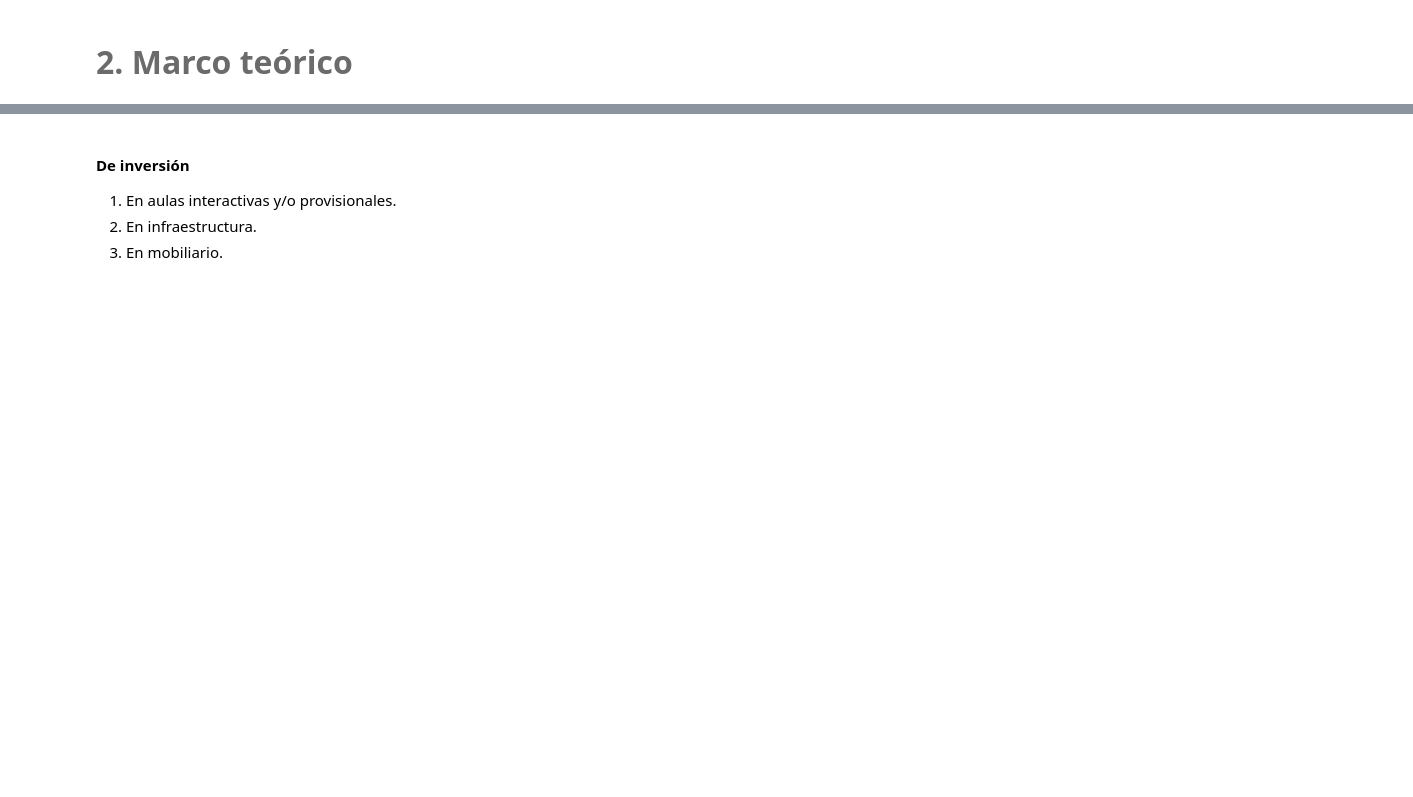
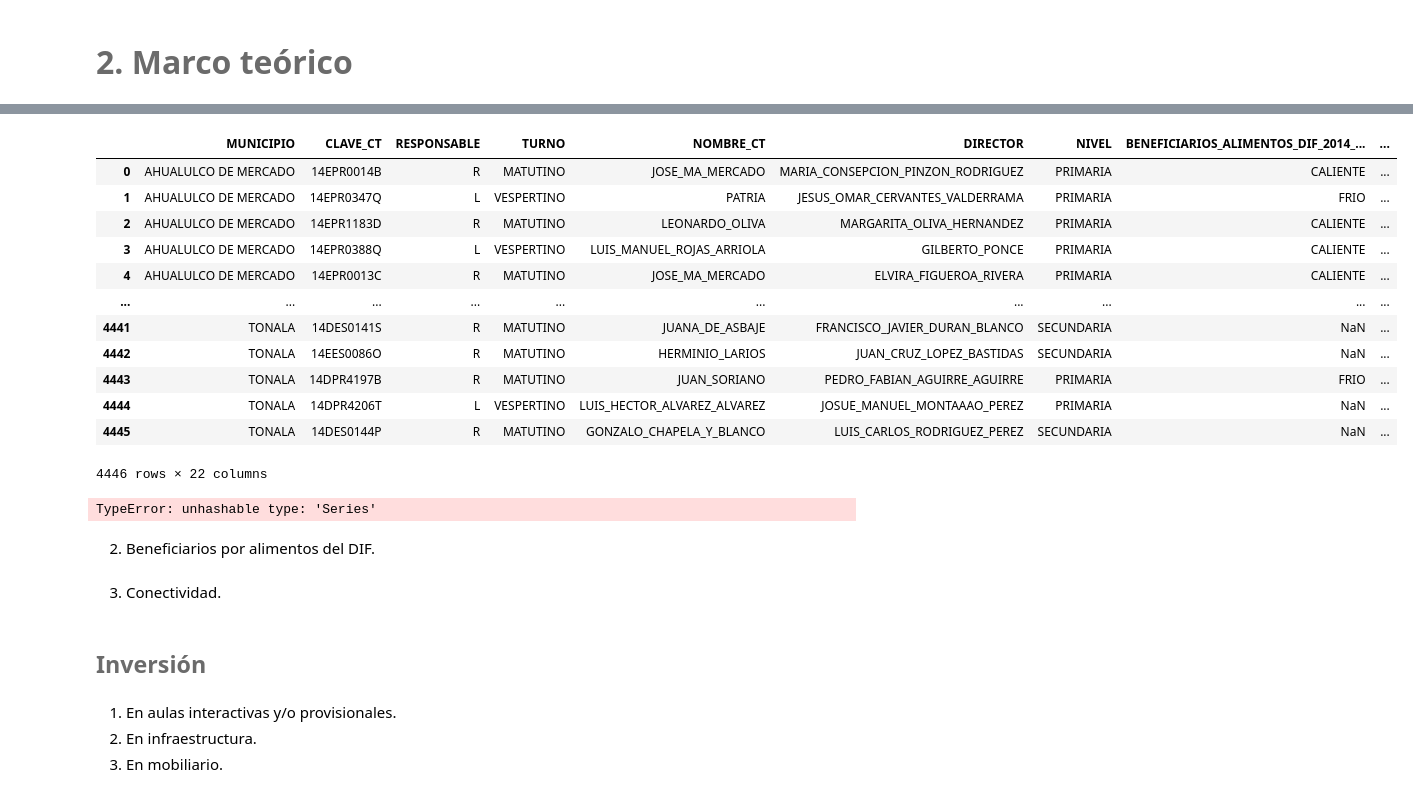
Before and after one commit to if722399/Proyecto-de-aplicaci-n-II-Storytelling-de-la-educaci-n-en-Jalisco, a Jupyter notebook: notebook.ipynb, the cells around one changed output, grey strips where cells are left out. Drawn from its saved outputs; the diff is of its cells as text; code cells hidden in the pictures; blank space fills up the shorter version.

```diff
--- a/notebook.ipynb
+++ b/notebook.ipynb
@@ -32,5 +78,30 @@ import main as mn
+# %%
+mn.categoric_performers
+# %% [output]
+|  | MUNICIPIO | CLAVE_CT | RESPONSABLE | TURNO | NOMBRE_CT | DIRECTOR | NIVEL | BENEFICIARIOS_ALIMENTOS_DIF_2014_... | ... |
+| 0 | AHUALULCO DE MERCADO | 14EPR0014B | R | MATUTINO | JOSE_MA_MERCADO | MARIA_CONSEPCION_PINZON_RODRIGUEZ | PRIMARIA | CALIENTE | ... |
+| 1 | AHUALULCO DE MERCADO | 14EPR0347Q | L | VESPERTINO | PATRIA | JESUS_OMAR_CERVANTES_VALDERRAMA | PRIMARIA | FRIO | ... |
+| 2 | AHUALULCO DE MERCADO | 14EPR1183D | R | MATUTINO | LEONARDO_OLIVA | MARGARITA_OLIVA_HERNANDEZ | PRIMARIA | CALIENTE | ... |
+| 3 | AHUALULCO DE MERCADO | 14EPR0388Q | L | VESPERTINO | LUIS_MANUEL_ROJAS_ARRIOLA | GILBERTO_PONCE | PRIMARIA | CALIENTE | ... |
+| 4 | AHUALULCO DE MERCADO | 14EPR0013C | R | MATUTINO | JOSE_MA_MERCADO | ELVIRA_FIGUEROA_RIVERA | PRIMARIA | CALIENTE | ... |
+| ... | ... | ... | ... | ... | ... | ... | ... | ... | ... |
+| 4441 | TONALA | 14DES0141S | R | MATUTINO | JUANA_DE_ASBAJE | FRANCISCO_JAVIER_DURAN_BLANCO | SECUNDARIA | NaN | ... |
+| 4442 | TONALA | 14EES0086O | R | MATUTINO | HERMINIO_LARIOS | JUAN_CRUZ_LOPEZ_BASTIDAS | SECUNDARIA | NaN | ... |
+| 4443 | TONALA | 14DPR4197B | R | MATUTINO | JUAN_SORIANO | PEDRO_FABIAN_AGUIRRE_AGUIRRE | PRIMARIA | FRIO | ... |
+| 4444 | TONALA | 14DPR4206T | L | VESPERTINO | LUIS_HECTOR_ALVAREZ_ALVAREZ | JOSUE_MANUEL_MONTAAAO_PEREZ | PRIMARIA | NaN | ... |
+| 4445 | TONALA | 14DES0144P | R | MATUTINO | GONZALO_CHAPELA_Y_BLANCO | LUIS_CARLOS_RODRIGUEZ_PEREZ | SECUNDARIA | NaN | ... |
+4446 rows × 22 columns
+# %%
+mn.df.groupby('AULAS_EXISTENTES').agg({mn.numeric_performers.columns:mn.numeric_stats[0]})
+# %% [output]
+TypeError: unhashable type: 'Series'
+# %% [markdown]
+2. Beneficiarios por alimentos del DIF.
+# %% [markdown]
+3. Conectividad.
+# %% [markdown]
+## <font color= #6B6B6B> Inversión </font> <font color= #555555>
 # %% [markdown]
-#### De inversión
 1. En aulas interactivas y/o provisionales.
 2. En infraestructura.
 3. En mobiliario.
```
Also changed, not shown: parts of 26 cells of this notebook, 13 other files.
